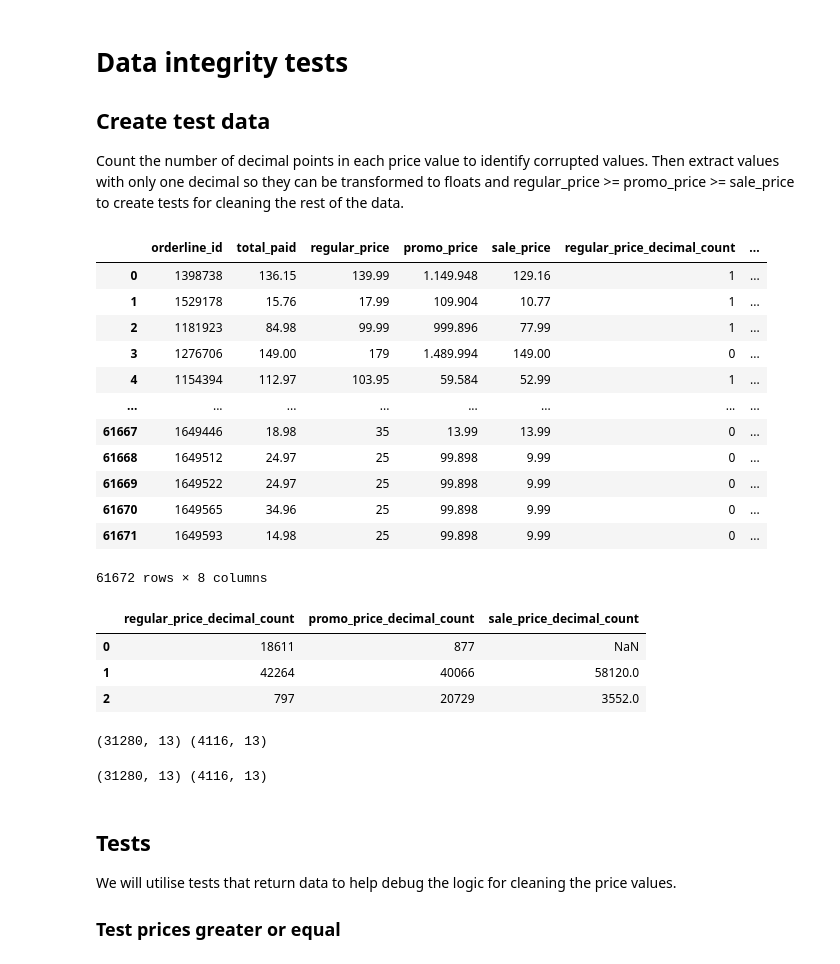
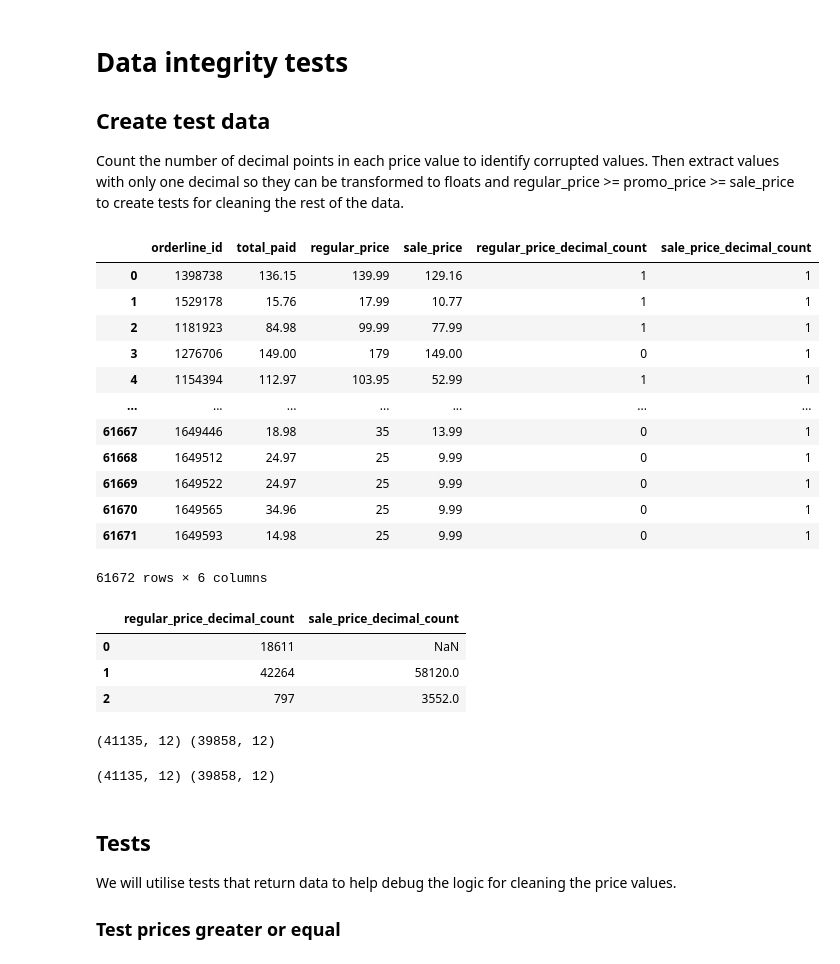
Before and after one commit to Donal-Flanagan/Eniac_discount_analysis, a Jupyter notebook: notebooks/2 - price_cleaning_munge/1 - data_merge__test_data_generation__tests.ipynb, the cells around one changed output. Drawn from its saved outputs; the diff is of its cells as text; code cells hidden in the pictures.

Commit message:
Removed promo_price

```diff
--- a/notebooks/2 - price_cleaning_munge/1 - data_merge__test_data_generation__tests.ipynb
+++ b/notebooks/2 - price_cleaning_munge/1 - data_merge__test_data_generation__tests.ipynb
@@ -58,7 +58,6 @@ col_order = [
     'total_paid',
     'product_quantity',
     'regular_price',
-    'promo_price',
     'sale_price'
 ]
 
@@ -131,12 +130,12 @@ def merge_dataframes(df, merge_df, col):
 def drop_uncompleted_orders(df):
     return df[df.state=='Completed']
 
-completed_sales = (orders_clean
+completed_sales = (orders
                    .pipe(start_pipeline)
                    .pipe(drop_uncompleted_orders)
-                   .pipe(merge_dataframes, orderlines_clean, 'order_id')
-                   .pipe(merge_dataframes, products_clean, 'sku')
-                   .pipe(merge_dataframes, brands_clean, 'short')
+                   .pipe(merge_dataframes, orderlines, 'order_id')
+                   .pipe(merge_dataframes, products, 'sku')
+                   .pipe(merge_dataframes, brands, 'short')
                    .pipe(rename_columns, col_dict={'long': 'brand', 'unit_price': 'sale_price', 'price': 'regular_price', 'id': 'orderline_id'})
                    .pipe(drop_deprecated_columns, col_list=['short', 'created_date', 'state'])
                    .pipe(assign_product_categories)
@@ -158,60 +157,59 @@ Count the number of decimal points in each price value to identify corrupted val
 Then extract values with only one decimal so they can be transformed to floats and regular_price >= promo_price >= sale_price to create tests for cleaning the rest of the data.
 # %%
 # Count the decimal points
-prices = completed_sales[['orderline_id', 'total_paid', 'regular_price', 'promo_price', 'sale_price']].copy()
+prices = completed_sales[['orderline_id', 'total_paid', 'regular_price', 'sale_price']].copy()
 
 prices['regular_price_decimal_count'] = prices['regular_price'].str.count(r'\.')
-prices['promo_price_decimal_count'] = prices['promo_price'].str.count(r'\.')
 prices['sale_price_decimal_count'] = prices['sale_price'].str.count(r'\.')
 
 prices
 # %% [output]
-|  | orderline_id | total_paid | regular_price | promo_price | sale_price | regular_price_decimal_count | ... |
-| 0 | 1398738 | 136.15 | 139.99 | 1.149.948 | 129.16 | 1 | ... |
-| 1 | 1529178 | 15.76 | 17.99 | 109.904 | 10.77 | 1 | ... |
-| 2 | 1181923 | 84.98 | 99.99 | 999.896 | 77.99 | 1 | ... |
-| 3 | 1276706 | 149.00 | 179 | 1.489.994 | 149.00 | 0 | ... |
-| 4 | 1154394 | 112.97 | 103.95 | 59.584 | 52.99 | 1 | ... |
-| ... | ... | ... | ... | ... | ... | ... | ... |
-| 61667 | 1649446 | 18.98 | 35 | 13.99 | 13.99 | 0 | ... |
-| 61668 | 1649512 | 24.97 | 25 | 99.898 | 9.99 | 0 | ... |
-| 61669 | 1649522 | 24.97 | 25 | 99.898 | 9.99 | 0 | ... |
-| 61670 | 1649565 | 34.96 | 25 | 99.898 | 9.99 | 0 | ... |
-| 61671 | 1649593 | 14.98 | 25 | 99.898 | 9.99 | 0 | ... |
+|  | orderline_id | total_paid | regular_price | sale_price | regular_price_decimal_count | sale_price_decimal_count |
+| 0 | 1398738 | 136.15 | 139.99 | 129.16 | 1 | 1 |
+| 1 | 1529178 | 15.76 | 17.99 | 10.77 | 1 | 1 |
+| 2 | 1181923 | 84.98 | 99.99 | 77.99 | 1 | 1 |
+| 3 | 1276706 | 149.00 | 179 | 149.00 | 0 | 1 |
+| 4 | 1154394 | 112.97 | 103.95 | 52.99 | 1 | 1 |
+| ... | ... | ... | ... | ... | ... | ... |
+| 61667 | 1649446 | 18.98 | 35 | 13.99 | 0 | 1 |
+| 61668 | 1649512 | 24.97 | 25 | 9.99 | 0 | 1 |
+| 61669 | 1649522 | 24.97 | 25 | 9.99 | 0 | 1 |
+| 61670 | 1649565 | 34.96 | 25 | 9.99 | 0 | 1 |
+| 61671 | 1649593 | 14.98 | 25 | 9.99 | 0 | 1 |
-61672 rows × 8 columns
+61672 rows × 6 columns
 # %%
-prices[['regular_price_decimal_count', 'promo_price_decimal_count', 'sale_price_decimal_count']].apply(pd.Series.value_counts)
+prices[['regular_price_decimal_count', 'sale_price_decimal_count']].apply(pd.Series.value_counts)
 # %% [output]
-|  | regular_price_decimal_count | promo_price_decimal_count | sale_price_decimal_count |
-| 0 | 18611 | 877 | NaN |
-| 1 | 42264 | 40066 | 58120.0 |
-| 2 | 797 | 20729 | 3552.0 |
+|  | regular_price_decimal_count | sale_price_decimal_count |
+| 0 | 18611 | NaN |
+| 1 | 42264 | 58120.0 |
+| 2 | 797 | 3552.0 |
 # %%
 # Extract a subset of the data with only one decimal point so we can transform the str values to floats and check our test logic.
-test_data_ids = prices[(prices.regular_price_decimal_count == 1) & (prices.promo_price_decimal_count == 1) & (prices.sale_price_decimal_count == 1)].orderline_id
+test_data_ids = prices[
+(prices.regular_price_decimal_count == 1) &
+(prices.sale_price_decimal_count == 1)].orderline_id
 test_data = completed_sales[completed_sales.orderline_id.isin(test_data_ids)].copy()
 
 # Transform the price values to float.
 test_data.regular_price = test_data.regular_price.astype(float)
-test_data.promo_price = test_data.promo_price.astype(float)
 test_data.sale_price = test_data.sale_price.astype(float)
 
 # This data is corrupted and should fail the tests
 failing_test_data = test_data
-# This subset of the data has regular_price >= promo_price and promo_price >= sale_price and should therefore (hopefully) be uncorrupted
-passing_test_data = test_data[(test_data.regular_price >= test_data.promo_price) & (test_data.promo_price >= test_data.sale_price)]
+# This subset of the data has regular_price >= sale_price and should therefore (hopefully) be uncorrupted
+passing_test_data = test_data[test_data.regular_price >= test_data.sale_price]
 
 print(failing_test_data.shape, passing_test_data.shape)
 # %% [output]
-(31280, 13) (4116, 13)
+(41135, 12) (39858, 12)
 # %%
-# Create functions which combine the logic above so they can be imported into other notebooks
+''' Create functions which combine the logic above so they can be imported into other notebooks '''
 
 def count_decimal_points(df):
-    prices = df[['orderline_id', 'total_paid', 'regular_price', 'promo_price', 'sale_price']].copy()
+    prices = df[['orderline_id', 'total_paid', 'regular_price', 'sale_price']].copy()
 
     prices['regular_price_decimal_count'] = prices['regular_price'].str.count(r'\.')
-    prices['promo_price_decimal_count'] = prices['promo_price'].str.count(r'\.')
     prices['sale_price_decimal_count'] = prices['sale_price'].str.count(r'\.')
 
     return prices
@@ -223,24 +221,18 @@ def generate_test_data(sales_df):
     # Extract a subset of the data with only one decimal point so we can transform the str values to floats and check our test logic.
     test_data_ids = decimal_points_per_price[
                         (decimal_points_per_price.regular_price_decimal_count == 1) &
-                        (decimal_points_per_price.promo_price_decimal_count == 1) &
                         (decimal_points_per_price.sale_price_decimal_count == 1)
                     ].orderline_id
     test_data = sales_df[sales_df.orderline_id.isin(test_data_ids)].copy()
 
     # Transform the price values to float.
     test_data.regular_price = test_data.regular_price.astype(float)
-    test_data.promo_price = test_data.promo_price.astype(float)
     test_data.sale_price = test_data.sale_price.astype(float)
-
 
     # This data is corrupted and should fail the tests
     failing_test_data = test_data
-    # This subset of the data has regular_price >= promo_price and promo_price >= sale_price and should therefore (hopefully) be uncorrupted
-    passing_test_data = test_data[
-                            (test_data.regular_price >= test_data.promo_price) &
-                            (test_data.promo_price >= test_data.sale_price)
-                        ]
+    # This subset of the data has regular_price >= sale_price and should therefore (hopefully) be uncorrupted
+    passing_test_data = test_data[test_data.regular_price >= test_data.sale_price]
 
     return failing_test_data, passing_test_data
 
@@ -248,7 +240,7 @@ failing_test_data, passing_test_data = generate_test_data(completed_sales)
 
 print(failing_test_data.shape, passing_test_data.shape)
 # %% [output]
-(31280, 13) (4116, 13)
+(41135, 12) (39858, 12)
 # %% [markdown]
 ## Tests
 We will utilise tests that return data to help debug the logic for cleaning the price values.
```
Also changed, not shown: parts of 9 cells of this notebook, 1 other file.
